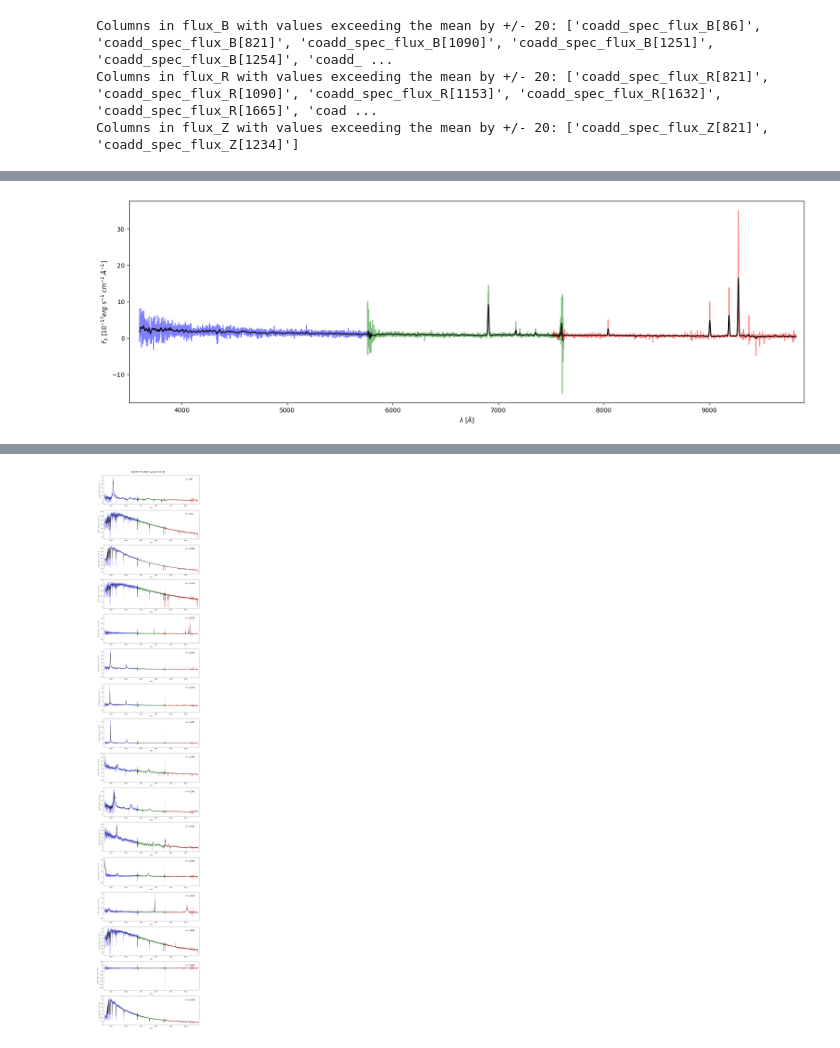
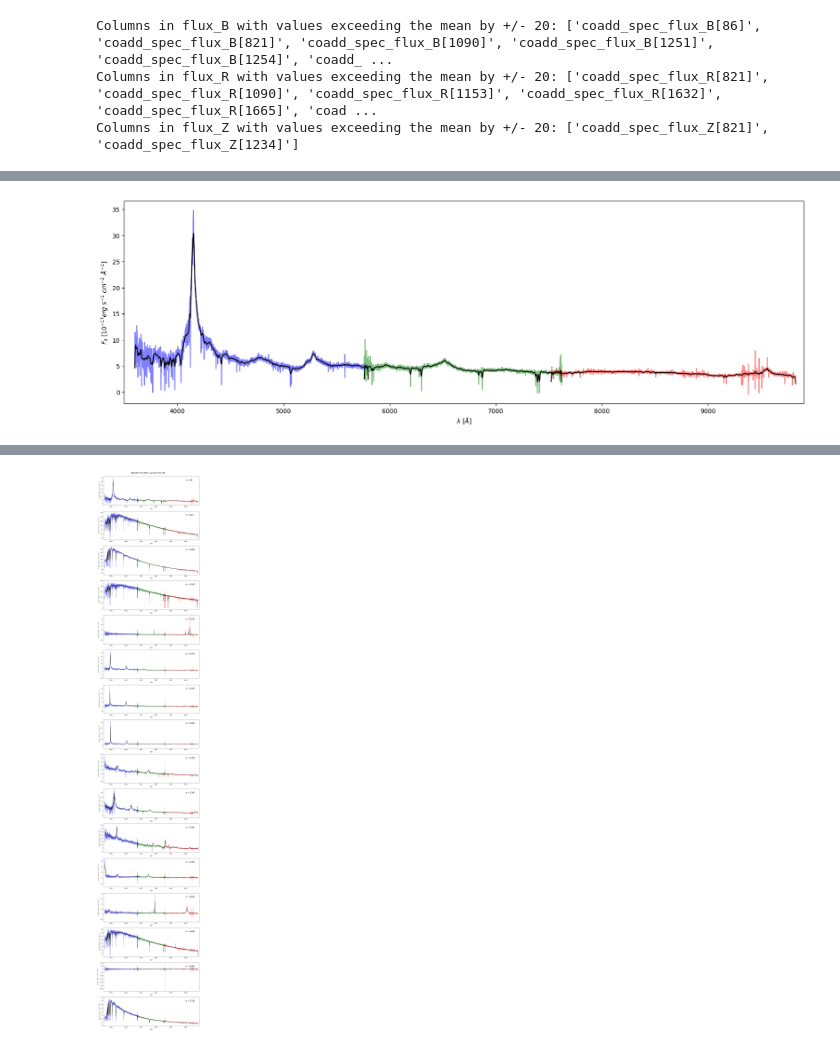
Before and after one commit to abigailpatrick/DESI-Mini-Project, a Jupyter notebook: DESI_SPECTRA.ipynb, the cells around one changed output, grey strips where cells are left out. Cells and saved outputs as stored; diff of their text form; code cells hidden in the pictures.

```diff
--- a/DESI_SPECTRA.ipynb
+++ b/DESI_SPECTRA.ipynb
@@ -190,27 +221,28 @@ Columns in flux_Z with values exceeding the mean by +/- 20: ['coadd_spec_flux_Z[
 # %%
 from astropy.table import Table
 from astropy.convolution import convolve, Gaussian1DKernel
 
+
 import matplotlib
 import matplotlib.pyplot as plt
 
-x = 1234
+x = 86
 # Plotting this spectra -
 
 plt.figure(figsize = (20, 6))
 # Plot the spectrum from each arm (B,R,Z) in blue, green, red
 
 plt.plot(coadd_spec_wave_B, coadd_spec_flux_B[x], color = 'b', alpha = 0.5)
 plt.plot(coadd_spec_wave_R, coadd_spec_flux_R[x], color = 'g', alpha = 0.5)
 plt.plot(coadd_spec_wave_Z, coadd_spec_flux_Z[x], color = 'r', alpha = 0.5)
 # Over-plotting smoothed spectra in black for all the three arms
 plt.plot(coadd_spec_wave_B, convolve(coadd_spec_flux_B[x], Gaussian1DKernel(5)), color = 'k')
 plt.plot(coadd_spec_wave_R, convolve(coadd_spec_flux_R[x], Gaussian1DKernel(5)), color = 'k')
 plt.plot(coadd_spec_wave_Z, convolve(coadd_spec_flux_Z[x], Gaussian1DKernel(5)), color = 'k')
 plt.xlim([3500, 9900])
 #plt.ylim(-100,100)
 plt.xlabel('$\lambda$ [$\AA$]')
 plt.ylabel('$F_{\lambda}$ [$10^{-17} erg\ s^{-1}\ cm^{-2}\ \AA^{-1}$]')
 plt.show()
 # %% [output]
-[figure, old version]
+[figure, new version]
```
Also changed, not shown: parts of 30 cells of this notebook, 6 other files.
